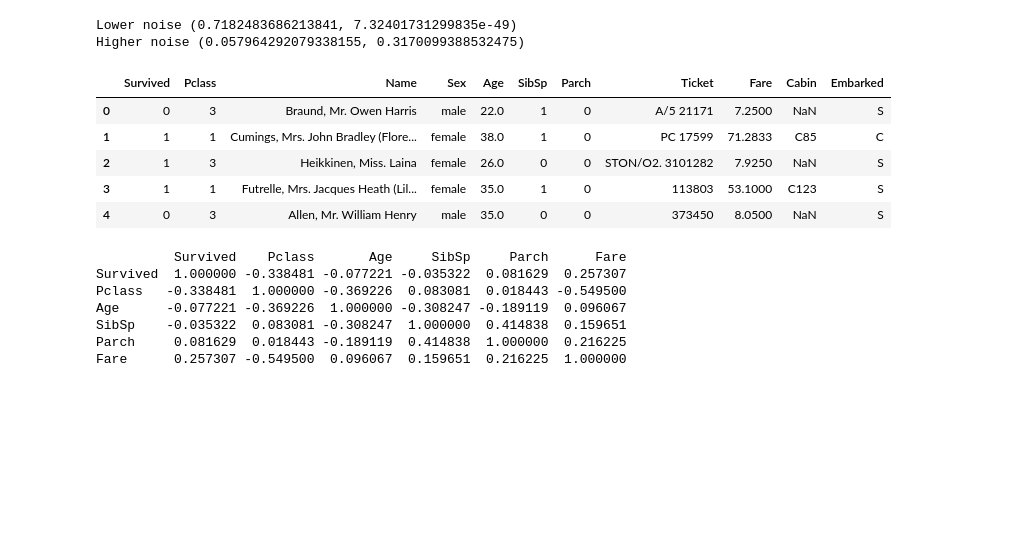
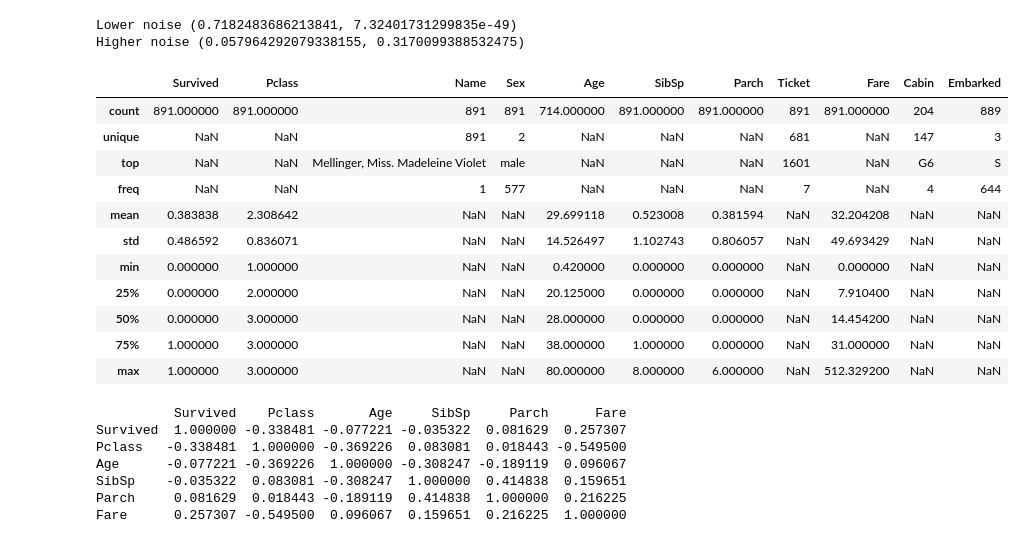
Before and after one commit to nicolewang1120/3rd-ML100Days, a Jupyter notebook: Day030-特徵選擇/Sample Answer/Day_030_Feature_Selection_Ans.ipynb, the cells around one changed output. Cells and saved outputs as stored; diff of their text form; code cells hidden in the pictures; blank space fills up the shorter version.

```diff
--- a/Day030-特徵選擇/Sample Answer/Day_030_Feature_Selection_Ans.ipynb
+++ b/Day030-特徵選擇/Sample Answer/Day_030_Feature_Selection_Ans.ipynb
@@ -24,28 +24,34 @@ Higher noise (0.057964292079338155, 0.3170099388532475)
 # %%
 # 做完特徵工程前的所有準備 (與前範例相同)
 import pandas as pd
 import numpy as np
 import copy
 from sklearn.preprocessing import LabelEncoder, MinMaxScaler
 from sklearn.model_selection import cross_val_score
 from sklearn.linear_model import LogisticRegression
 data_path = 'C:/data/'
 df = pd.read_csv(data_path + 'titanic_train.csv')
 
 train_Y = df['Survived']
 df = df.drop(['PassengerId'] , axis=1)
 df.head()
 ##df.info()
 ##df.describe()
-##離散型統計變量df.describe(include=['O'])
-##數值型和離散型統計變量df.describe(include='all')
+#df.describe(include=['O'])
+df.describe(include='all')
 # %% [output]
 |  | Survived | Pclass | Name | Sex | Age | SibSp | Parch | Ticket | Fare | Cabin | Embarked |
-| 0 | 0 | 3 | Braund, Mr. Owen Harris | male | 22.0 | 1 | 0 | A/5 21171 | 7.2500 | NaN | S |
-| 1 | 1 | 1 | Cumings, Mrs. John Bradley (Flore... | female | 38.0 | 1 | 0 | PC 17599 | 71.2833 | C85 | C |
-| 2 | 1 | 3 | Heikkinen, Miss. Laina | female | 26.0 | 0 | 0 | STON/O2. 3101282 | 7.9250 | NaN | S |
-| 3 | 1 | 1 | Futrelle, Mrs. Jacques Heath (Lil... | female | 35.0 | 1 | 0 | 113803 | 53.1000 | C123 | S |
-| 4 | 0 | 3 | Allen, Mr. William Henry | male | 35.0 | 0 | 0 | 373450 | 8.0500 | NaN | S |
+| count | 891.000000 | 891.000000 | 891 | 891 | 714.000000 | 891.000000 | 891.000000 | 891 | 891.000000 | 204 | 889 |
+| unique | NaN | NaN | 891 | 2 | NaN | NaN | NaN | 681 | NaN | 147 | 3 |
+| top | NaN | NaN | Mellinger, Miss. Madeleine Violet | male | NaN | NaN | NaN | 1601 | NaN | G6 | S |
+| freq | NaN | NaN | 1 | 577 | NaN | NaN | NaN | 7 | NaN | 4 | 644 |
+| mean | 0.383838 | 2.308642 | NaN | NaN | 29.699118 | 0.523008 | 0.381594 | NaN | 32.204208 | NaN | NaN |
+| std | 0.486592 | 0.836071 | NaN | NaN | 14.526497 | 1.102743 | 0.806057 | NaN | 49.693429 | NaN | NaN |
+| min | 0.000000 | 1.000000 | NaN | NaN | 0.420000 | 0.000000 | 0.000000 | NaN | 0.000000 | NaN | NaN |
+| 25% | 0.000000 | 2.000000 | NaN | NaN | 20.125000 | 0.000000 | 0.000000 | NaN | 7.910400 | NaN | NaN |
+| 50% | 0.000000 | 3.000000 | NaN | NaN | 28.000000 | 0.000000 | 0.000000 | NaN | 14.454200 | NaN | NaN |
+| 75% | 1.000000 | 3.000000 | NaN | NaN | 38.000000 | 1.000000 | 0.000000 | NaN | 31.000000 | NaN | NaN |
+| max | 1.000000 | 3.000000 | NaN | NaN | 80.000000 | 8.000000 | 6.000000 | NaN | 512.329200 | NaN | NaN |
 # %%
 # 計算df整體相關係數, 並繪製成熱圖
 import seaborn as sns
```
Also changed, not shown: parts of 4 cells of this notebook, 14 other files.
